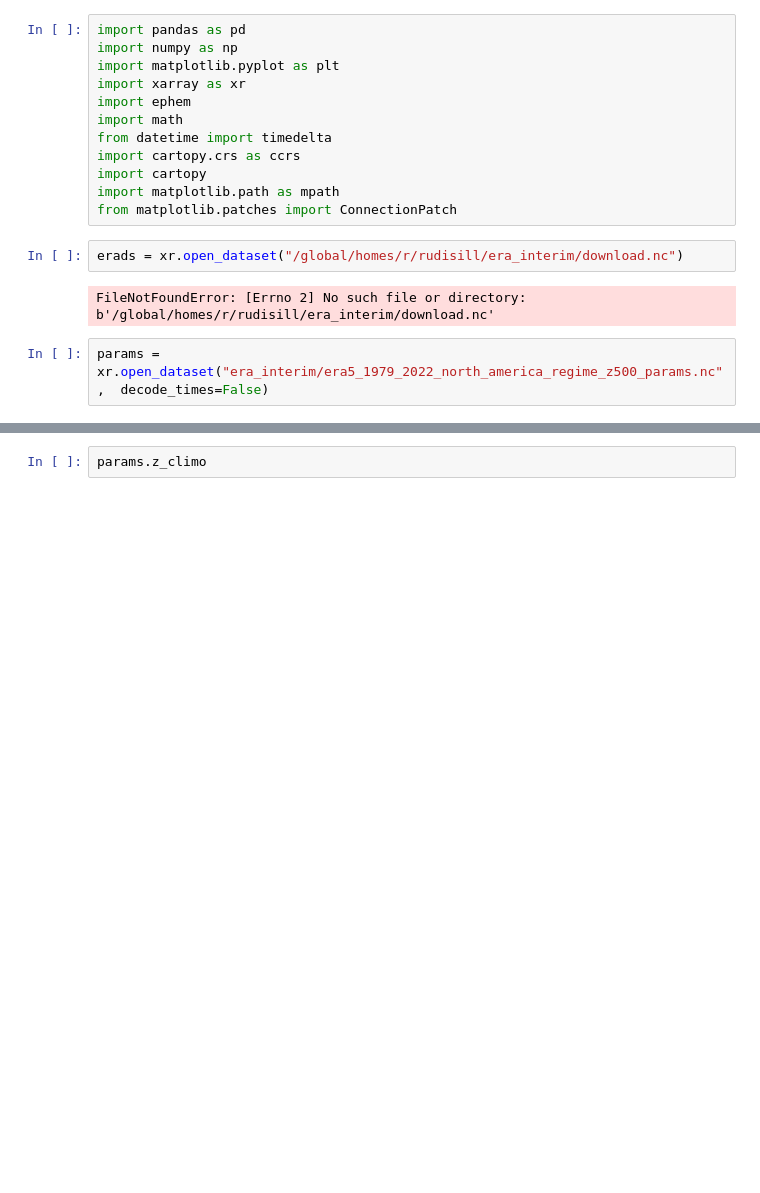
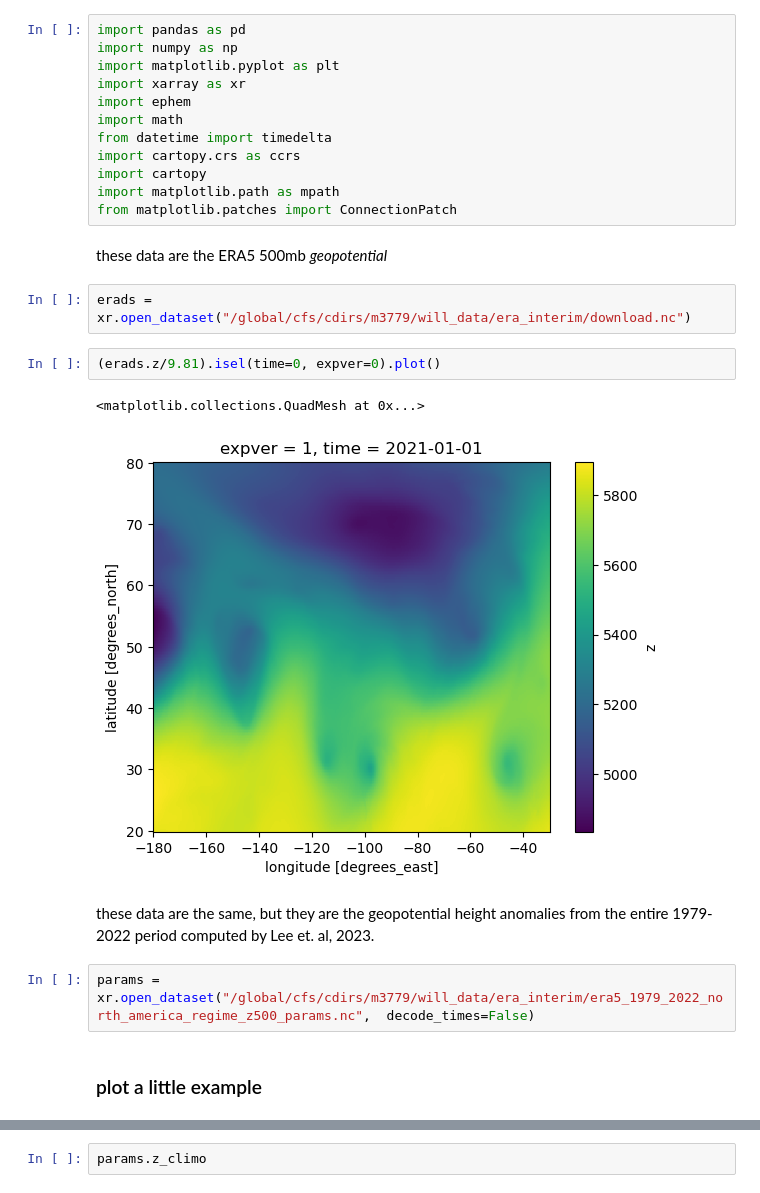
Before and after one commit to bsu-wrudisill/CRF_UCRB, a Jupyter notebook: large_scale_clouds.ipynb, the cells around one changed output, grey strips where cells are left out. Drawn from its saved outputs; the diff is of its cells as text; blank space fills up the shorter version.

Commit message:
error in gp height calc...

```diff
--- a/large_scale_clouds.ipynb
+++ b/large_scale_clouds.ipynb
@@ -10,9 +10,19 @@ import cartopy.crs as ccrs
 import cartopy
 import matplotlib.path as mpath
 from matplotlib.patches import ConnectionPatch
+# %% [markdown]
+these data are the ERA5 500mb *geopotential*
 # %%
-erads = xr.open_dataset("/global/homes/r/rudisill/era_interim/download.nc")
+erads = xr.open_dataset("/global/cfs/cdirs/m3779/will_data/era_interim/download.nc")
-# %% [output]
-FileNotFoundError: [Errno 2] No such file or directory: b'/global/homes/r/rudisill/era_interim/download.nc'
+# %%
+(erads.z/9.81).isel(time=0, expver=0).plot()
+# %% [output]
+<matplotlib.collections.QuadMesh at 0x...>
+[figure, added]
+# %% [markdown]
+these data are the same, but they are the geopotential height anomalies from the entire 1979-2022 period computed
+by Lee et. al, 2023.
 # %%
-params = xr.open_dataset("era_interim/era5_1979_2022_north_america_regime_z500_params.nc",  decode_times=False)
+params = xr.open_dataset("/global/cfs/cdirs/m3779/will_data/era_interim/era5_1979_2022_north_america_regime_z500_params.nc",  decode_times=False)
+# %% [markdown]
+### plot a little example
```
Also changed, not shown: parts of 43 cells of this notebook.
